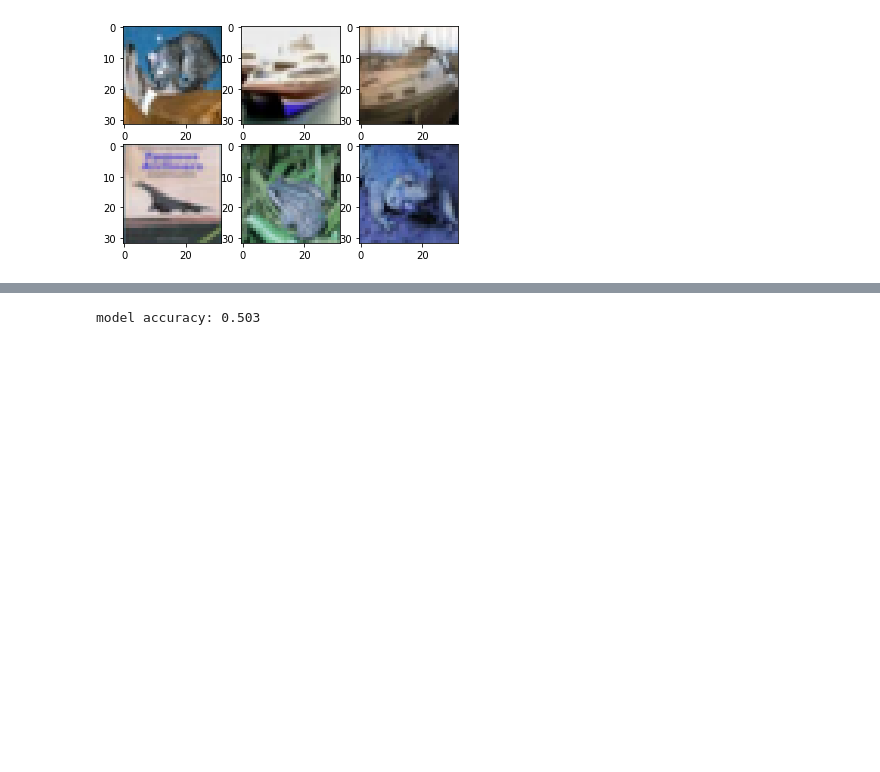
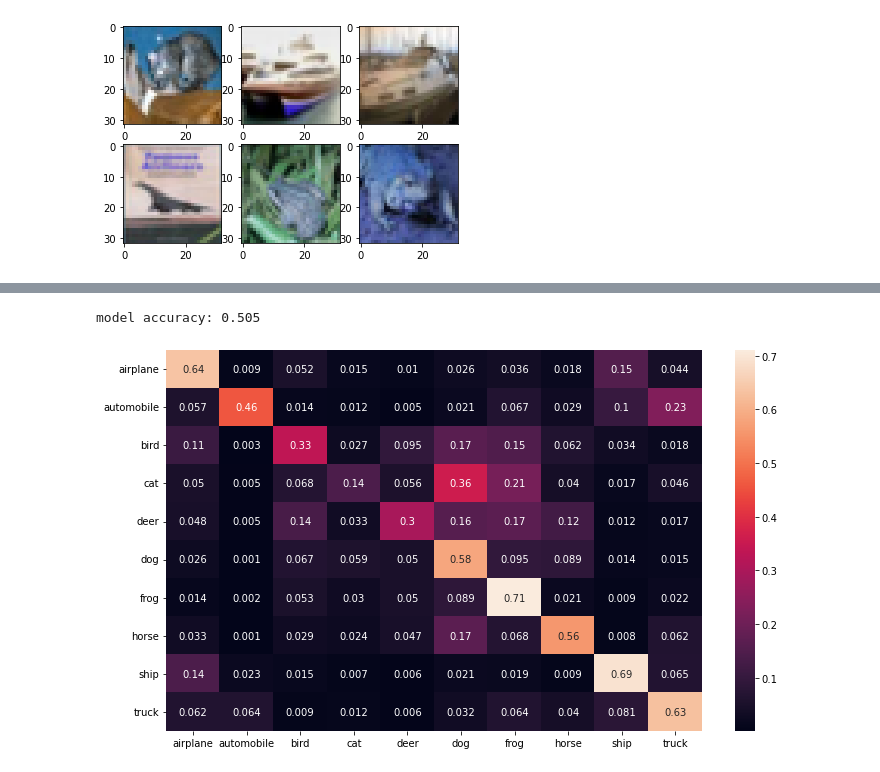
Before and after one commit to ZachKLYeh/Pytorch-Basics, a Jupyter notebook: 09_CNN_CIFAR10/09_CNN_CIFAR10.ipynb, the cells around one changed output, grey strips where cells are left out. Drawn from its saved outputs; the diff is of its cells as text; code cells hidden in the pictures; blank space fills up the shorter version.

Commit message:
create confution matrix

```diff
--- a/09_CNN_CIFAR10/09_CNN_CIFAR10.ipynb
+++ b/09_CNN_CIFAR10/09_CNN_CIFAR10.ipynb
@@ -34,6 +37,8 @@ test_dataset = dataset.TestSet(transform = composed_transform)
 #But we still do ToTensor transform to Normalize(normalize require tensor dtype)
 train_loader = DataLoader(dataset = train_dataset, batch_size = batch_size, shuffle = True)
 test_loader = DataLoader(dataset = test_dataset, batch_size = 16, shuffle = False)
+# %%
+classes = ('airplane', 'automobile', 'bird', 'cat', 'deer', 'dog', 'frog', 'horse', 'ship', 'truck')
 # %%
 #Show some examples to examinate dataloader
 
@@ -99,29 +109,50 @@ epoch: 1/1, step: 500/500, loss: 1.569
 Training is completed
 # %%
 #Test the model
+#Also make the confution matrix
 
 #Note: In test case, we do not want to calculate the gradients
 with torch.no_grad():
     n_correct = 0
     n_samples = 0
+    #save predictoins and tragets in linespace to make a confution matrix
+    cf_pred = []
+    cf_actual = []
     #you can also use for i, (images, labels) in enumerate(test_loader):
     #but now we don't care batch imformation, simple use this
     for images, labels in test_loader:
         #flatten
         images = images.to(device)
         labels = labels.to(device)
         output = model(images)
         #the output is a probability distribution. We want to tranform them into integer(predicted state)
         #torch.max(tensor, dimention) will return [max tensor value, index] in a dimention of a tensor
         #here we only want the index, not the linear output(float), actually it is the predicted number
         #Note: _ here is not probability because we didn't apply softmax
         _, predicted = torch.max(output, 1)
+        #transform from tensor to numpy
+        predicted = predicted.cpu().numpy()
+        cf_pred.extend(predicted)
+        labels = labels.cpu().numpy()
+        cf_actual.extend(labels)
+
         n_samples = n_samples + labels.shape[0]
         #Note (predicted == labels) is still a tensor with one element. We need to use item() to get a value
         #then we can compute divition
         n_correct = n_correct + (predicted == labels).sum().item()
 
 acc = n_correct / n_samples
 print(f'model accuracy: {acc:.3f}')
+
+#make confution matrix
+
+#confution_matrix form a 2d array from two seperate 1d array
+cf_matrix = confusion_matrix(cf_actual, cf_pred)
+#include dataframe showing classes of prediction
+df_cm = pd.DataFrame(cf_matrix/np.sum(cf_matrix, axis = 1), index = [i for i in classes], columns = [i for i in classes])
+plt.figure(figsize = (12, 7))
+sn.heatmap(df_cm, annot = True)
+plt.show()
 # %% [output]
-model accuracy: 0.503
+model accuracy: 0.505
+[figure, added]
```
Also changed, not shown: parts of 6 cells of this notebook, 5 other files.
